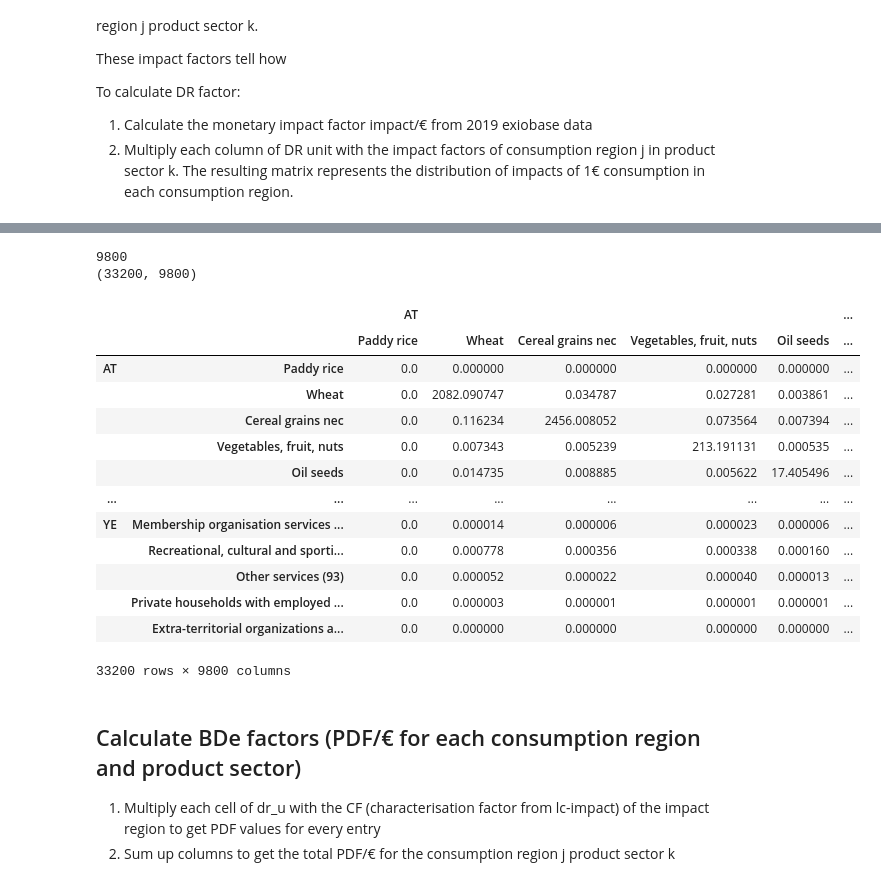
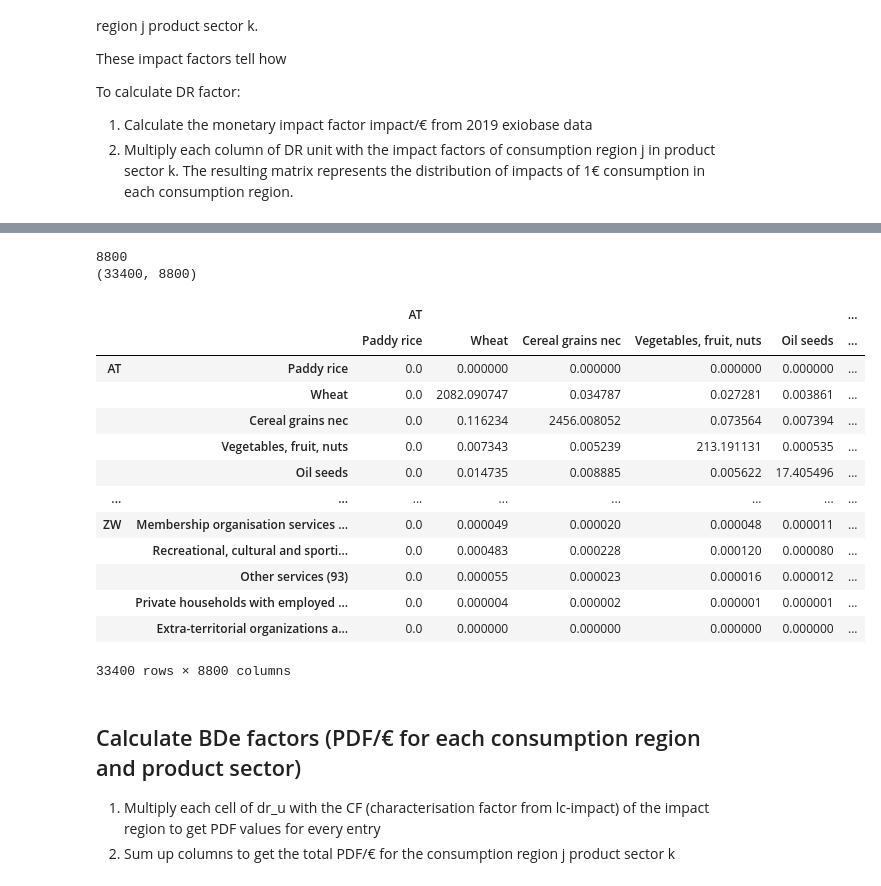
Before and after one commit to tterimaa/pdf-calculation, a Jupyter notebook: notebooks/pdf-eutrophication-freshwater.ipynb, the cells around one changed output, grey strips where cells are left out. Drawn from its saved outputs; the diff is of its cells as text; code cells hidden in the pictures.

```diff
--- a/notebooks/pdf-eutrophication-freshwater.ipynb
+++ b/notebooks/pdf-eutrophication-freshwater.ipynb
@@ -30,8 +23,8 @@ exiobase_grouping_patterns = config['exiobase_grouping_patterns']
 # %%
 # exiobase 2011 is used for calculating share of stressor for each region-product pair
-exio3_11 = pymrio.parse_exiobase3(path=exio_11_path)
+exio3_11 = pymrio.parse_exiobase3(path=arguments["exio_11_path"])
 # exiobase 2019 is used for impact factors
-exio3_19 = pymrio.parse_exiobase3(path=exio_19_path)
+exio3_19 = pymrio.parse_exiobase3(path=arguments["exio_19_path"])
 # %% [markdown]
 ## Calculate DRorigin
 DRorigin is a matrix which describes the amount of the driver of biodiversity loss (DR) that occurs in impact region i sector k and is driven by consumption in region j sector k.
@@ -236,8 +229,14 @@ Unique regions:  248
 # %%
-# load and prepare lc-impact data for freshwater eutrophication using path from config
-lci = pd.read_excel(f"{lc_impact_path}/8-freshwater eutrophication/CF_FWEutrophication.xlsx", sheet_name="Country CFs")
-# take average of phosphorus emissions to water and soil
-lci["Average"] = lci[["CF for P emissions to water [PDFyr/kg]", "CF for P emissions to soil [PDFyr/kg]"]].mean(axis=1)
-lci.drop(columns=["CF from erosion [PDFyr/m2yr]"], inplace=True)
+# COMMON
+# load and prepare lc-impact data
+lci = pd.read_excel(arguments["lc_impact_path"] + "/8-freshwater eutrophication/CF_FWEutrophication.xlsx", sheet_name="Country CFs")
+lci.dropna(inplace=True)
+
+# TODO: CF from erosion is not used, is this ok?
+lci.rename(columns={lci.columns[1]: "CF for P emissions to water", lci.columns[2]: "CF for P emissions to soil"}, inplace=True)
+
+# Add country codes to the LCI data and drop rows without country codes
+lci["Country_Code"] = lci["Country"].apply(get_country_code)
+lci.dropna(subset=["Country_Code"], inplace=True)
 lci
 # %% [output]
@@ -501,33 +528,34 @@ dr_f_w
 # %%
+# SOIL
+
 # use 2019 impact factors for calculating dr_f
-# calculate dr_f - share of the driver of biodiversity loss in impact region i from the total amount of the driver that is driven by consumption in consumption region j, product sector k
-
 dr_f_s = dr_u_s.copy()
-p_agriculture_soil = exio3_19.satellite.M.loc["P - agriculture - soil"]
-scalars_soil = p_agriculture_soil.to_numpy() # multipliers for each column
-print(len(scalars_soil))
+satellite_cleaned = exio3_19.satellite.M.drop(columns=row_regions.keys(), axis=1, level=0)
+total = satellite_cleaned.loc["P - agriculture - soil"]
+scalars = total.to_numpy() # multipliers for each column
+print(len(scalars))
 print(dr_u_s.shape)
 
-# multiply each column of dr_u_w by the respective column value from exio3_19.satellite_agg.M
-dr_f_s = dr_f_s * scalars_soil # same as dr_f_s * diag(scalars) but more efficient with numpy broadcasting
+# multiply each column of dr_u_s by the respective column value
+dr_f_s = dr_f_s * scalars
 dr_f_s
 # %% [output]
-9800
-(33200, 9800)
+8800
+(33400, 8800)
 |  |  | AT |  |  |  |  | ... |
 |  |  | Paddy rice | Wheat | Cereal grains nec | Vegetables, fruit, nuts | Oil seeds | ... |
 | AT | Paddy rice | 0.0 | 0.000000 | 0.000000 | 0.000000 | 0.000000 | ... |
 |  | Wheat | 0.0 | 2082.090747 | 0.034787 | 0.027281 | 0.003861 | ... |
 |  | Cereal grains nec | 0.0 | 0.116234 | 2456.008052 | 0.073564 | 0.007394 | ... |
 |  | Vegetables, fruit, nuts | 0.0 | 0.007343 | 0.005239 | 213.191131 | 0.000535 | ... |
 |  | Oil seeds | 0.0 | 0.014735 | 0.008885 | 0.005622 | 17.405496 | ... |
 | ... | ... | ... | ... | ... | ... | ... | ... |
-| YE | Membership organisation services ... | 0.0 | 0.000014 | 0.000006 | 0.000023 | 0.000006 | ... |
-|  | Recreational, cultural and sporti... | 0.0 | 0.000778 | 0.000356 | 0.000338 | 0.000160 | ... |
-|  | Other services (93) | 0.0 | 0.000052 | 0.000022 | 0.000040 | 0.000013 | ... |
-|  | Private households with employed ... | 0.0 | 0.000003 | 0.000001 | 0.000001 | 0.000001 | ... |
+| ZW | Membership organisation services ... | 0.0 | 0.000049 | 0.000020 | 0.000048 | 0.000011 | ... |
+|  | Recreational, cultural and sporti... | 0.0 | 0.000483 | 0.000228 | 0.000120 | 0.000080 | ... |
+|  | Other services (93) | 0.0 | 0.000055 | 0.000023 | 0.000016 | 0.000012 | ... |
+|  | Private households with employed ... | 0.0 | 0.000004 | 0.000002 | 0.000001 | 0.000001 | ... |
 |  | Extra-territorial organizations a... | 0.0 | 0.000000 | 0.000000 | 0.000000 | 0.000000 | ... |
-33200 rows × 9800 columns
+33400 rows × 8800 columns
 # %% [markdown]
 ## Calculate BDe factors (PDF/€ for each consumption region and product sector)
 
```
Also changed, not shown: parts of 26 cells of this notebook, 2 other files.
